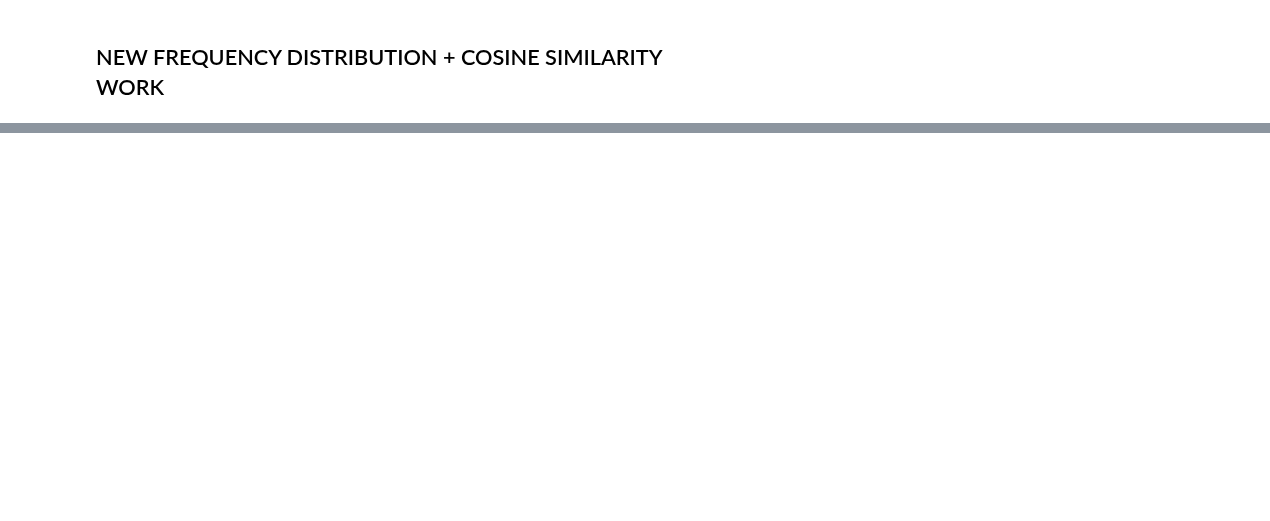
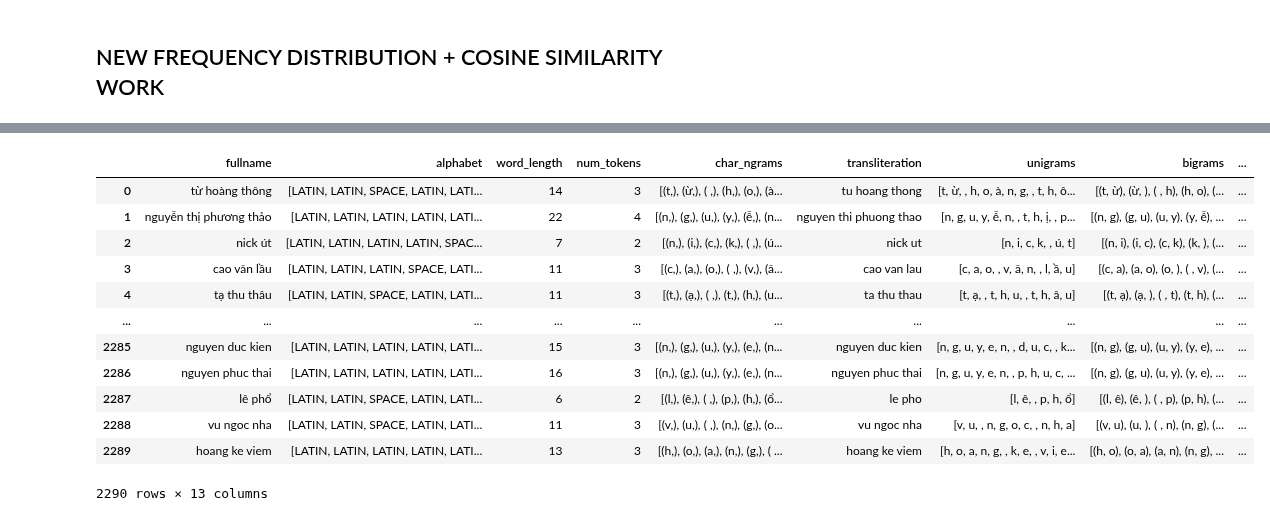
Before and after one commit to Exiger-project/Name_Of_Origin_Project-, a Jupyter notebook: ChineseVietNames.ipynb, the cells around one changed output, grey strips where cells are left out. Cells and saved outputs as stored; diff of their text form; code cells hidden in the pictures; blank space fills up the shorter version.

```diff
--- a/ChineseVietNames.ipynb
+++ b/ChineseVietNames.ipynb
@@ -707,0 +708,23 @@ print(1 / len(viet_df.iloc[0]['bigrams']))
+# %%
+# This cell cannot be run more than once!
+# Converting fdists to numpy arrays first so we can pass them into cosine_similarity
+viet_df['indiv_bigrams_fdist'] = viet_df['indiv_bigrams_fdist'].apply(lambda fdist: np.fromiter(fdist.values(), dtype = float).reshape(1, -1))
+bigram_fdist = np.fromiter(bigram_fdist.values(), dtype = float).reshape(1, -1)
+# %%
+# Calculating cosine similarity
+viet_df['bigrams_cosine_sim'] = viet_df['indiv_bigrams_fdist'].apply(lambda fdist: cosine_similarity(fdist, bigram_fdist)[0][0])
+viet_df
+# %% [output]
+|  | fullname | alphabet | word_length | num_tokens | char_ngrams | transliteration | unigrams | bigrams | ... |
+| 0 | từ hoàng thông | [LATIN, LATIN, SPACE, LATIN, LATI... | 14 | 3 | [(t,), (ừ,), ( ,), (h,), (o,), (à... | tu hoang thong | [t, ừ, , h, o, à, n, g, , t, h, ô... | [(t, ừ), (ừ, ), ( , h), (h, o), (... | ... |
+| 1 | nguyễn thị phương thảo | [LATIN, LATIN, LATIN, LATIN, LATI... | 22 | 4 | [(n,), (g,), (u,), (y,), (ễ,), (n... | nguyen thi phuong thao | [n, g, u, y, ễ, n, , t, h, ị, , p... | [(n, g), (g, u), (u, y), (y, ễ), ... | ... |
+| 2 | nick út | [LATIN, LATIN, LATIN, LATIN, SPAC... | 7 | 2 | [(n,), (i,), (c,), (k,), ( ,), (ú... | nick ut | [n, i, c, k, , ú, t] | [(n, i), (i, c), (c, k), (k, ), (... | ... |
+| 3 | cao văn lầu | [LATIN, LATIN, LATIN, SPACE, LATI... | 11 | 3 | [(c,), (a,), (o,), ( ,), (v,), (ă... | cao van lau | [c, a, o, , v, ă, n, , l, ầ, u] | [(c, a), (a, o), (o, ), ( , v), (... | ... |
+| 4 | tạ thu thâu | [LATIN, LATIN, SPACE, LATIN, LATI... | 11 | 3 | [(t,), (ạ,), ( ,), (t,), (h,), (u... | ta thu thau | [t, ạ, , t, h, u, , t, h, â, u] | [(t, ạ), (ạ, ), ( , t), (t, h), (... | ... |
+| ... | ... | ... | ... | ... | ... | ... | ... | ... | ... |
+| 2285 | nguyen duc kien | [LATIN, LATIN, LATIN, LATIN, LATI... | 15 | 3 | [(n,), (g,), (u,), (y,), (e,), (n... | nguyen duc kien | [n, g, u, y, e, n, , d, u, c, , k... | [(n, g), (g, u), (u, y), (y, e), ... | ... |
+| 2286 | nguyen phuc thai | [LATIN, LATIN, LATIN, LATIN, LATI... | 16 | 3 | [(n,), (g,), (u,), (y,), (e,), (n... | nguyen phuc thai | [n, g, u, y, e, n, , p, h, u, c, ... | [(n, g), (g, u), (u, y), (y, e), ... | ... |
+| 2287 | lê phổ | [LATIN, LATIN, SPACE, LATIN, LATI... | 6 | 2 | [(l,), (ê,), ( ,), (p,), (h,), (ổ... | le pho | [l, ê, , p, h, ổ] | [(l, ê), (ê, ), ( , p), (p, h), (... | ... |
+| 2288 | vu ngoc nha | [LATIN, LATIN, SPACE, LATIN, LATI... | 11 | 3 | [(v,), (u,), ( ,), (n,), (g,), (o... | vu ngoc nha | [v, u, , n, g, o, c, , n, h, a] | [(v, u), (u, ), ( , n), (n, g), (... | ... |
+| 2289 | hoang ke viem | [LATIN, LATIN, LATIN, LATIN, LATI... | 13 | 3 | [(h,), (o,), (a,), (n,), (g,), ( ... | hoang ke viem | [h, o, a, n, g, , k, e, , v, i, e... | [(h, o), (o, a), (a, n), (n, g), ... | ... |
+2290 rows × 13 columns
```
Also changed, not shown: parts of 43 cells of this notebook, 1 other file.
